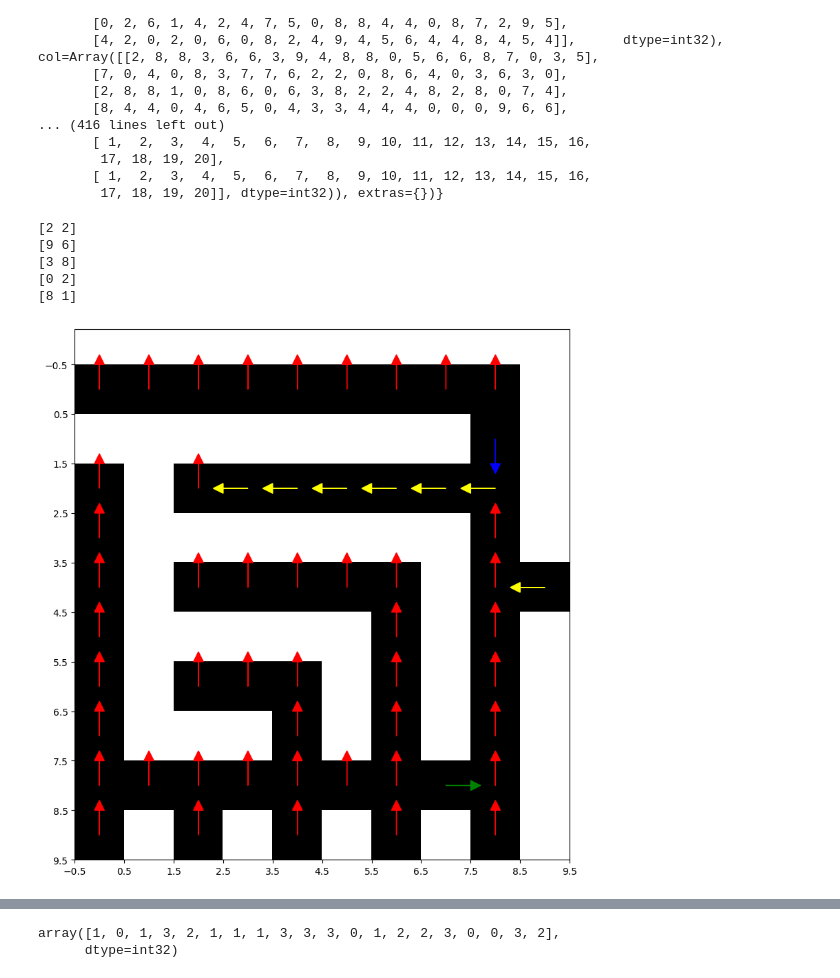
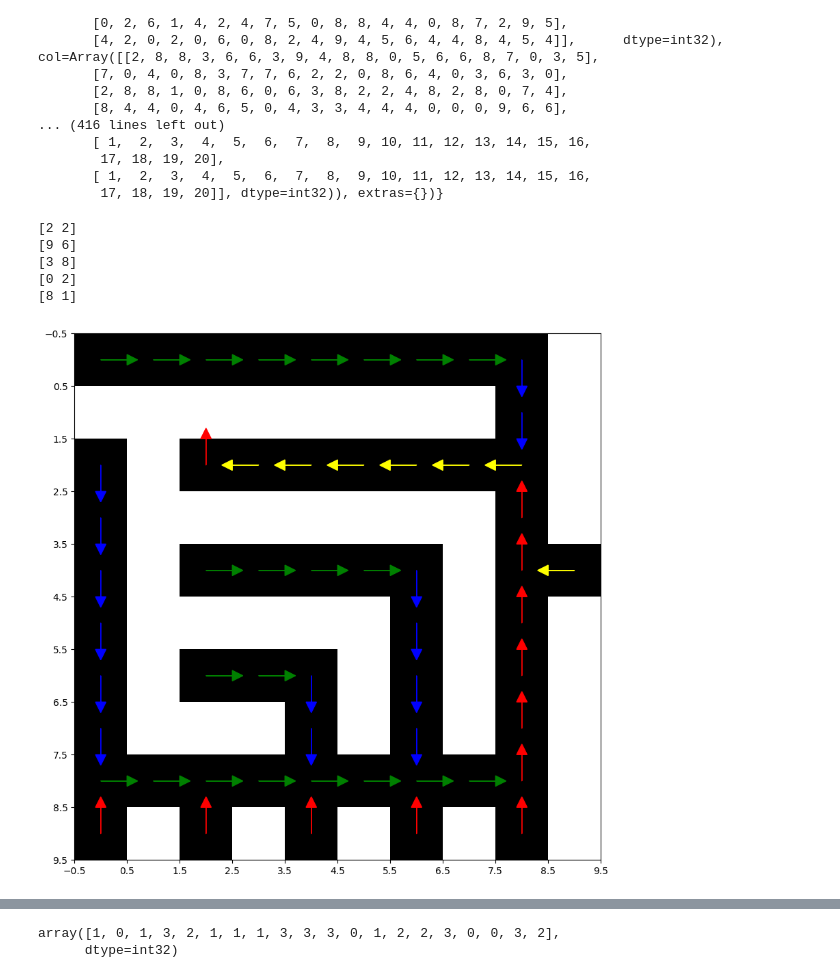
Before and after one commit to FedeArang/decision-pretrained-transformer, a Jupyter notebook: jumanji_data_collection.ipynb, the cells around one changed output, grey strips where cells are left out. Cells and saved outputs as stored; diff of their text form; code cells hidden in the pictures.

```diff
--- a/jumanji_data_collection.ipynb
+++ b/jumanji_data_collection.ipynb
@@ -67,7 +67,8 @@ def value_iteration(P, reward, discount, precision=1e-5):
     value = np.zeros(state_size)
     prev_value = np.ones(state_size)
     pi_vi = np.zeros((action_size, state_size))
-    while (np.abs(value - prev_value) > precision).all():
+    # while (np.abs(value - prev_value) > precision).all():
+    while np.max(np.abs(value - prev_value)) > precision:
         prev_value = value.copy()
         for state in range(state_size):
             value[state] = np.max(
@@ -328,32 +452,32 @@ for k in range(batch_size):
 
     P = generate_transition_matrix(walls)
     print(target_position)
     r = generate_reward_function(target_position, walls)
-    pi_opt, value = value_iteration(P, r, 0.9999999999, precision=1e-10)
+    pi_opt, value = value_iteration(P, r, 0.999, precision=1e-1)
 
     query_index =  jax.random.choice(random_key, jnp.arange(walls.shape[0] * walls.shape[1]), (num_query_states,), p=~walls.flatten())
     query_states = np.array(index_to_state(query_index, walls.shape[1])).T
     optimal_actions = pi_opt[:, query_index].T
     plot_policy(policy=pi_opt, grid=walls, title=f"policies/pol_{k}")
     plot_value_function(value, walls, f"policies/value_{k}")
 
     data.append(
         {
         "query_states": query_states,
         "optimal_actions": optimal_actions,
         "context_actions": np.array(rollout["action"][k]),
         "context_states": np.array(jnp.vstack((rollout["state"][0].row[k], rollout["state"][0].col[k]))).T,
         "context_next_states": np.array(jnp.vstack((rollout["next_state"][0].row[k], rollout["next_state"][0].col[k]))).T,
         "context_rewards": np.array(rollout["reward"][k]),
         "goal_state": target_position,
         "env_key": keys_init[k],
         "rollout_key": keys_rollout[k],
         }
     )
 # %% [output]
 [2 2]
 [9 6]
 [3 8]
 [0 2]
 [8 1]
-[figure, old version]
+[figure, new version]
```
Also changed, not shown: parts of 16 cells of this notebook, 9 other files.
